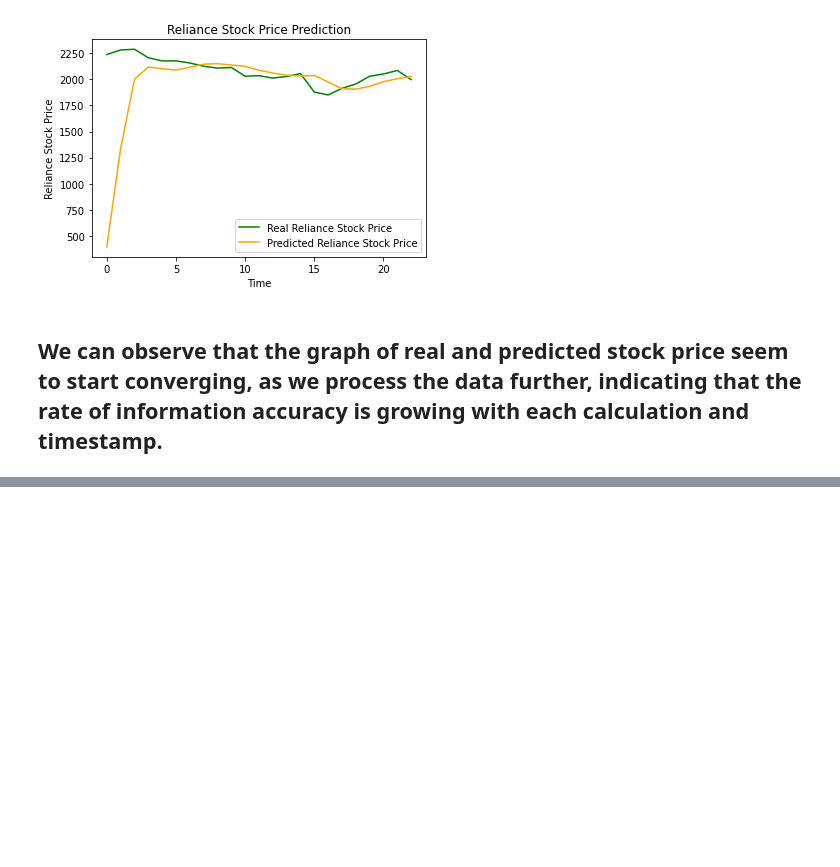
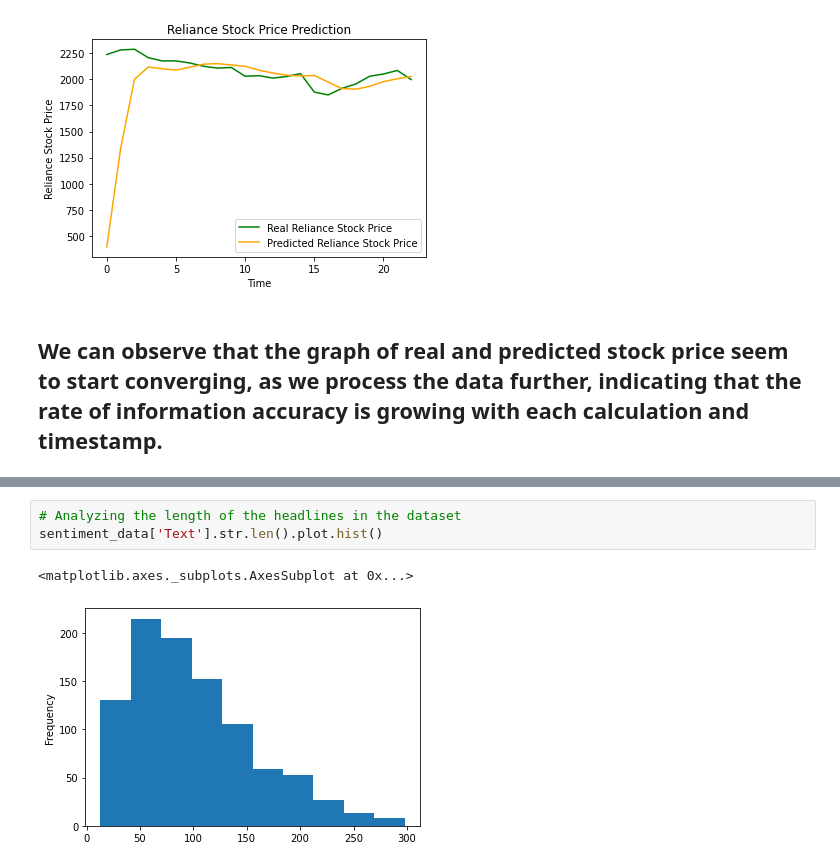
Before and after one commit to anmol1810rs/The_Sparks_Foundation_Internship, a Jupyter notebook: Reliance_Stock_Prediction.ipynb, the cells around one changed output, grey strips where cells are left out. Drawn from its saved outputs; the diff is of its cells as text; blank space fills up the shorter version.

```diff
--- a/Reliance_Stock_Prediction.ipynb
+++ b/Reliance_Stock_Prediction.ipynb
@@ -468,0 +535,6 @@ plt.show()
+# %%
+# Analyzing the length of the headlines in the dataset
+sentiment_data['Text'].str.len().plot.hist()
+# %% [output]
+<matplotlib.axes._subplots.AxesSubplot at 0x...>
+[figure, added]
```
Also changed, not shown: parts of 18 cells of this notebook.
